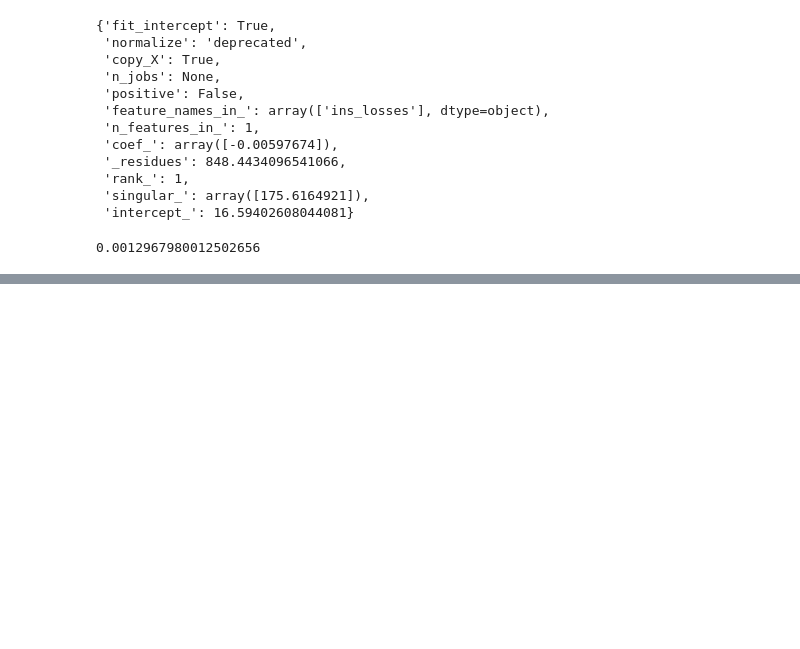
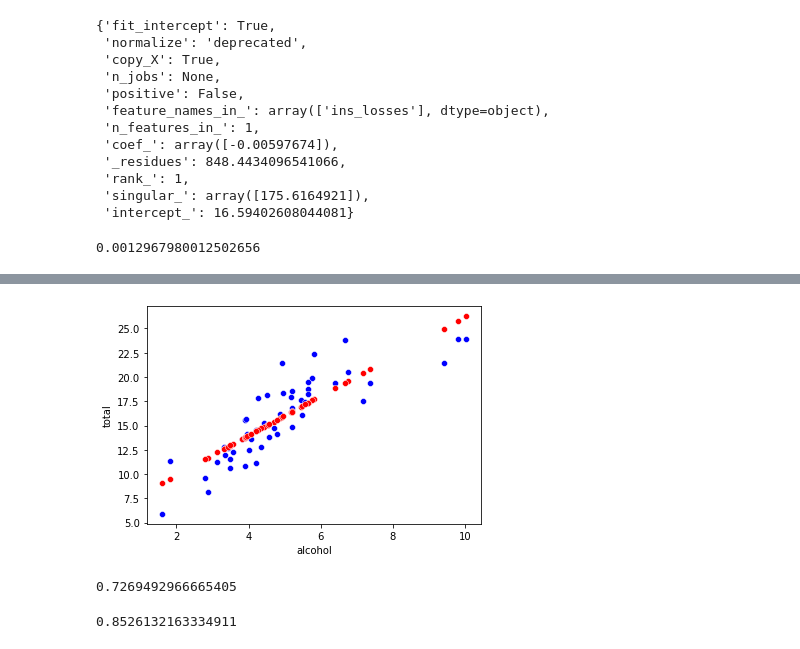
Before and after one commit to AbrilMartinez18/Abril-T13002C, a Jupyter notebook: RegLinealS5.ipynb, the cells around one changed output, grey strips where cells are left out. Drawn from its saved outputs; the diff is of its cells as text; code cells hidden in the pictures; blank space fills up the shorter version.

```diff
--- a/RegLinealS5.ipynb
+++ b/RegLinealS5.ipynb
@@ -212,0 +215,3 @@ model6.score(Vars_Indep6,Var_Dep)
+# %%
+y_pred=model.predict(X=df[['alcohol']])
+y_pred
@@ -212,0 +237,2 @@ model6.score(Vars_Indep6,Var_Dep)
+# %%
+df.insert(0,'Predicciones',y_pred)
@@ -212,0 +259,17 @@ model6.score(Vars_Indep6,Var_Dep)
+# %%
+#Visualización de la gráfica comparativa entre total real y predich
+
+tr=sns.scatterplot(x='alcohol',y='total', color="blue",data=df)
+tp=sns.scatterplot(x='alcohol',y='Predicciones',color='red',data=df)
+# %% [output]
+[figure, added]
+# %%
+coef_deter=model.score(X=Vars_Indep,y=Var_Dep)
+coef_deter
+# %% [output]
+0.7269492966665405
+# %%
+coef_correl=np.sqrt(coef_deter)
+coef_correl
+# %% [output]
+0.8526132163334911
```
Also changed, not shown: parts of 13 cells of this notebook.
